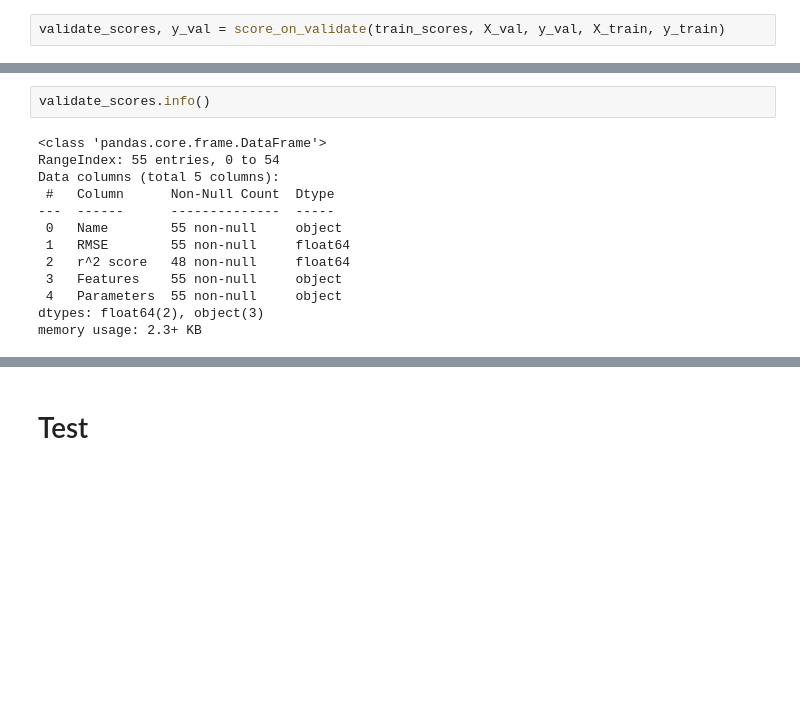
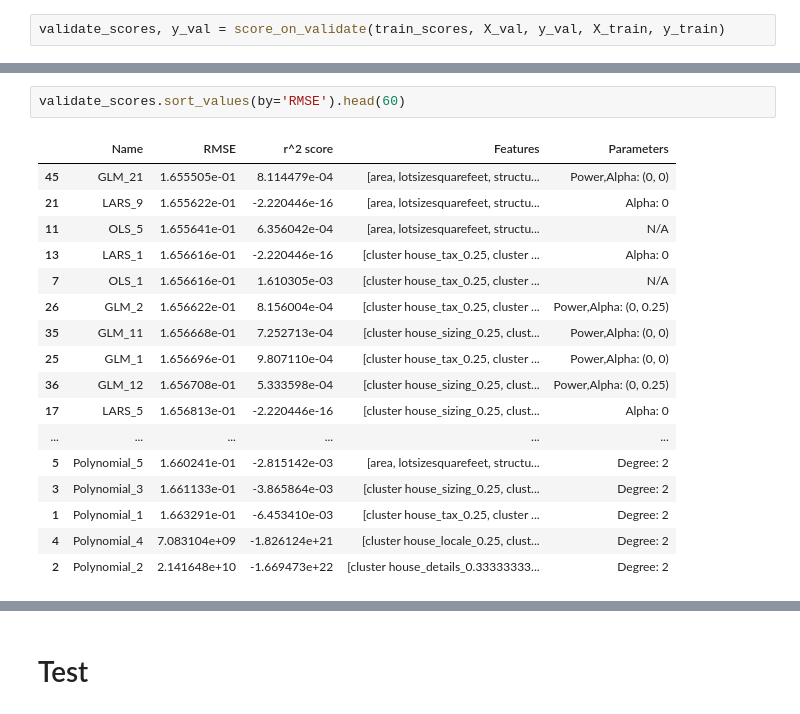
Before and after one commit to Shorter-Shenck/Zillow_Cluster_Regression, a Jupyter notebook: model.ipynb, the cells around one changed output, grey strips where cells are left out. Saved outputs shown, nothing was run; the diff lists cells and outputs as text; blank space fills up the shorter version.

```diff
--- a/model.ipynb
+++ b/model.ipynb
@@ -602,21 +602,26 @@ round(validate_scores.sort_values(by='RMSE'), 10)
 | 1 | Polynomial_1 | 1.663291e-01 | -6.453409e-03 | [cluster house_tax_0.25, cluster ... | Degree: 2 |
 | 4 | Polynomial_4 | 7.083104e+09 | -1.826124e+21 | [cluster house_locale_0.25, clust... | Degree: 2 |
 | 2 | Polynomial_2 | 2.141648e+10 | -1.669473e+22 | [cluster house_details_0.33333333... | Degree: 2 |
-# %%
-validate_scores.info()
-# %% [output]
-<class 'pandas.core.frame.DataFrame'>
-RangeIndex: 55 entries, 0 to 54
-Data columns (total 5 columns):
- #   Column      Non-Null Count  Dtype
----  ------      --------------  -----
- 0   Name        55 non-null     object
- 1   RMSE        55 non-null     float64
- 2   r^2 score   48 non-null     float64
- 3   Features    55 non-null     object
- 4   Parameters  55 non-null     object
-dtypes: float64(2), object(3)
-memory usage: 2.3+ KB
+# %%
+validate_scores.sort_values(by='RMSE').head(60)
+# %% [output]
+|  | Name | RMSE | r^2 score | Features | Parameters |
+| 45 | GLM_21 | 1.655505e-01 | 8.114479e-04 | [area, lotsizesquarefeet, structu... | Power,Alpha: (0, 0) |
+| 21 | LARS_9 | 1.655622e-01 | -2.220446e-16 | [area, lotsizesquarefeet, structu... | Alpha: 0 |
+| 11 | OLS_5 | 1.655641e-01 | 6.356042e-04 | [area, lotsizesquarefeet, structu... | N/A |
+| 13 | LARS_1 | 1.656616e-01 | -2.220446e-16 | [cluster house_tax_0.25, cluster ... | Alpha: 0 |
+| 7 | OLS_1 | 1.656616e-01 | 1.610305e-03 | [cluster house_tax_0.25, cluster ... | N/A |
+| 26 | GLM_2 | 1.656622e-01 | 8.156004e-04 | [cluster house_tax_0.25, cluster ... | Power,Alpha: (0, 0.25) |
+| 35 | GLM_11 | 1.656668e-01 | 7.252713e-04 | [cluster house_sizing_0.25, clust... | Power,Alpha: (0, 0) |
+| 25 | GLM_1 | 1.656696e-01 | 9.807110e-04 | [cluster house_tax_0.25, cluster ... | Power,Alpha: (0, 0) |
+| 36 | GLM_12 | 1.656708e-01 | 5.333598e-04 | [cluster house_sizing_0.25, clust... | Power,Alpha: (0, 0.25) |
+| 17 | LARS_5 | 1.656813e-01 | -2.220446e-16 | [cluster house_sizing_0.25, clust... | Alpha: 0 |
+| ... | ... | ... | ... | ... | ... |
+| 5 | Polynomial_5 | 1.660241e-01 | -2.815142e-03 | [area, lotsizesquarefeet, structu... | Degree: 2 |
+| 3 | Polynomial_3 | 1.661133e-01 | -3.865864e-03 | [cluster house_sizing_0.25, clust... | Degree: 2 |
+| 1 | Polynomial_1 | 1.663291e-01 | -6.453410e-03 | [cluster house_tax_0.25, cluster ... | Degree: 2 |
+| 4 | Polynomial_4 | 7.083104e+09 | -1.826124e+21 | [cluster house_locale_0.25, clust... | Degree: 2 |
+| 2 | Polynomial_2 | 2.141648e+10 | -1.669473e+22 | [cluster house_details_0.33333333... | Degree: 2 |
 # %% [markdown]
 # Takeaways
 * During initial testing a lot of overfitting happening when using all features
```
Also changed, not shown: parts of 12 cells of this notebook, 1 other file.
